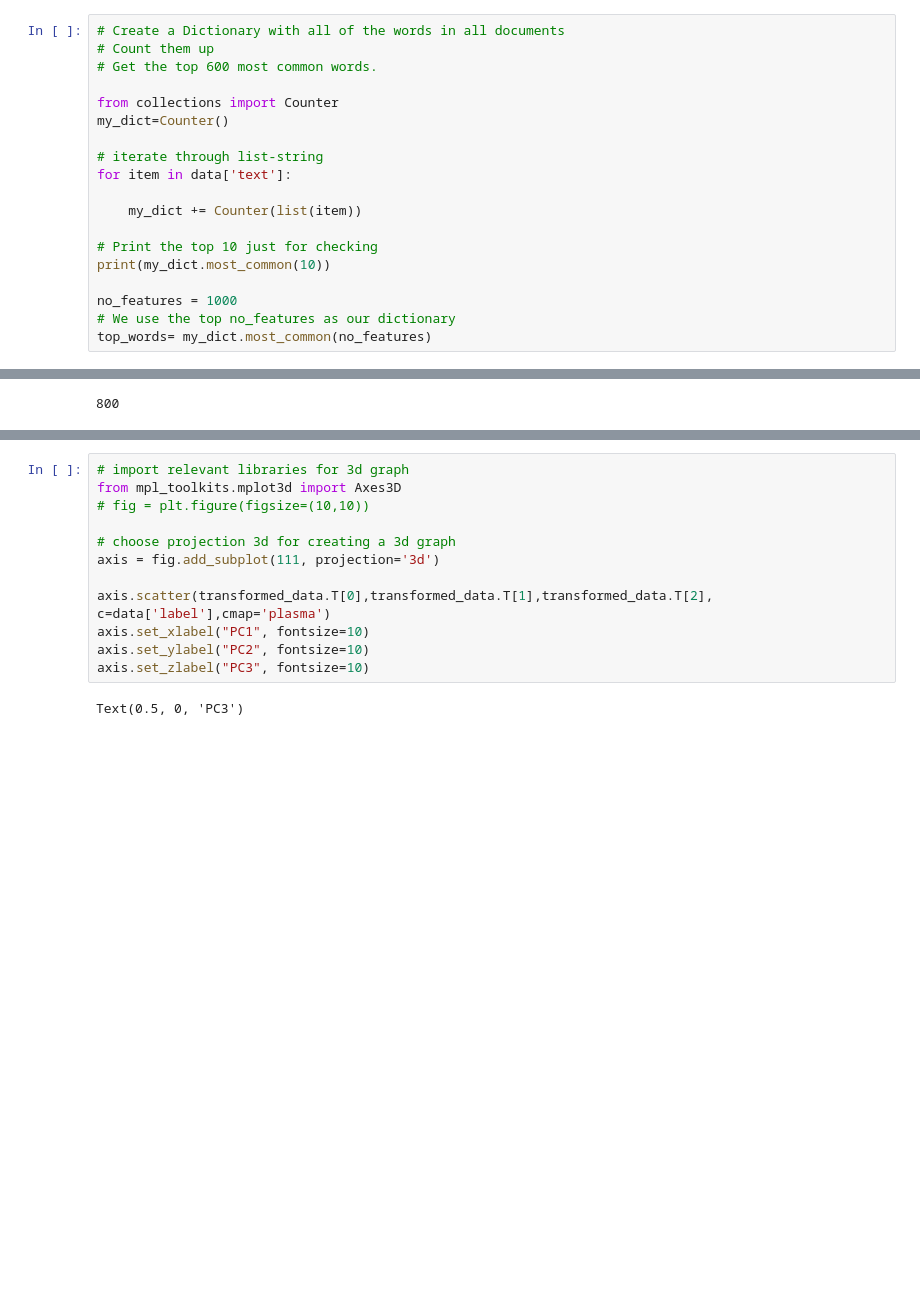
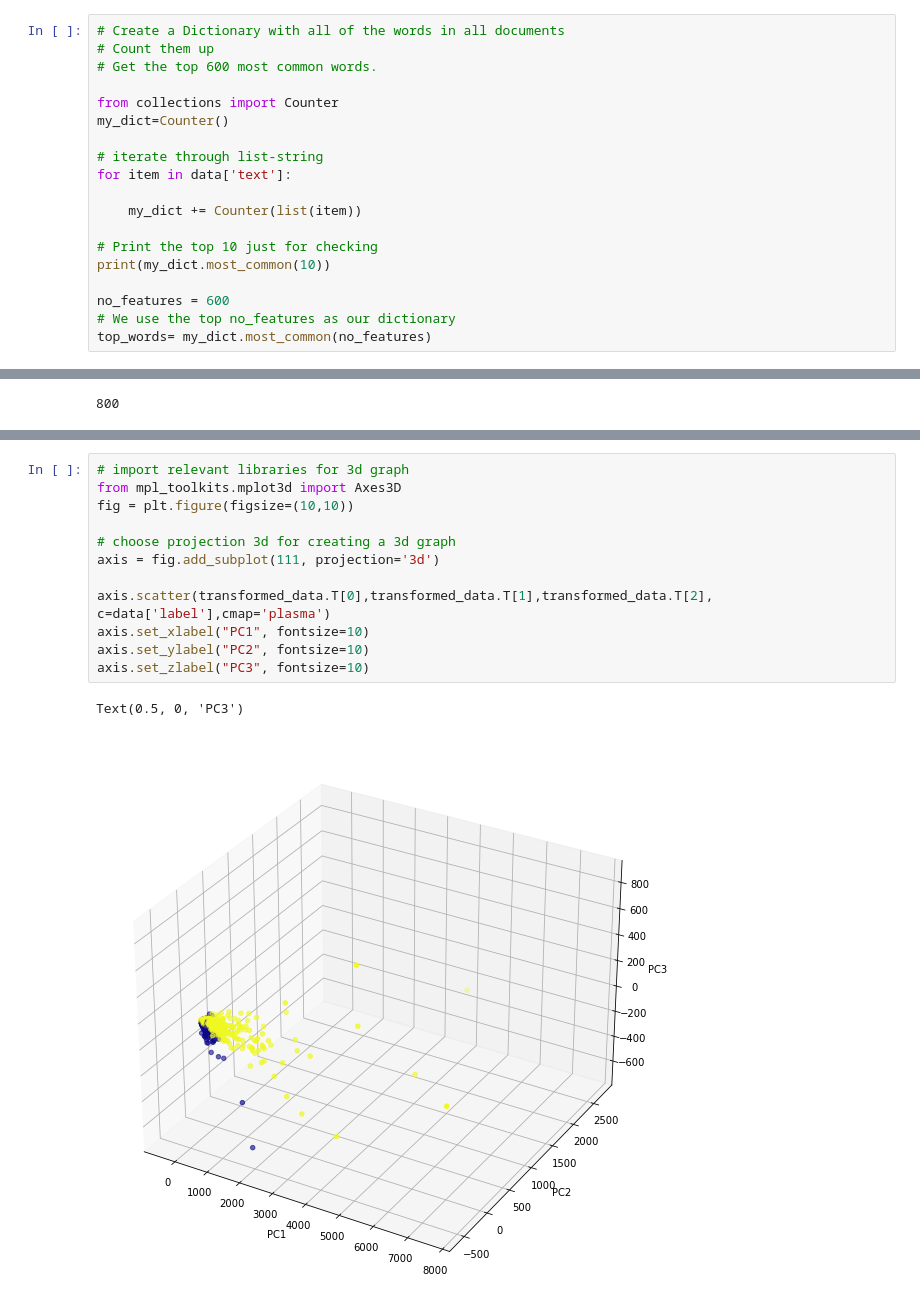
Before and after one commit to kiat/Elements-of-Data-Analytics, a Jupyter notebook: Code-Example-031-Text-PCA.ipynb, the cells around one changed output, grey strips where cells are left out. Cells and saved outputs as stored; diff of their text form; blank space fills up the shorter version.

```diff
--- a/Code-Example-031-Text-PCA.ipynb
+++ b/Code-Example-031-Text-PCA.ipynb
@@ -107,7 +107,7 @@ for item in data['text']:
 # Print the top 10 just for checking
 print(my_dict.most_common(10))
 
-no_features = 1000
+no_features = 600
 # We use the top no_features as our dictionary
 top_words= my_dict.most_common(no_features)
 # %% [output]
@@ -263,17 +263,18 @@ Text(0, 0.5, 'pc2')
 # %%
 # import relevant libraries for 3d graph
 from mpl_toolkits.mplot3d import Axes3D
-# fig = plt.figure(figsize=(10,10))
+fig = plt.figure(figsize=(10,10))
 
 # choose projection 3d for creating a 3d graph
 axis = fig.add_subplot(111, projection='3d')
 
 axis.scatter(transformed_data.T[0],transformed_data.T[1],transformed_data.T[2], c=data['label'],cmap='plasma')
 axis.set_xlabel("PC1", fontsize=10)
 axis.set_ylabel("PC2", fontsize=10)
 axis.set_zlabel("PC3", fontsize=10)
 # %% [output]
 Text(0.5, 0, 'PC3')
+[figure, added]
 # %%
 # How much variance is explained by each principal component
 print(pca.explained_variance_ratio_)
```
Also changed, not shown: parts of 9 cells of this notebook.
